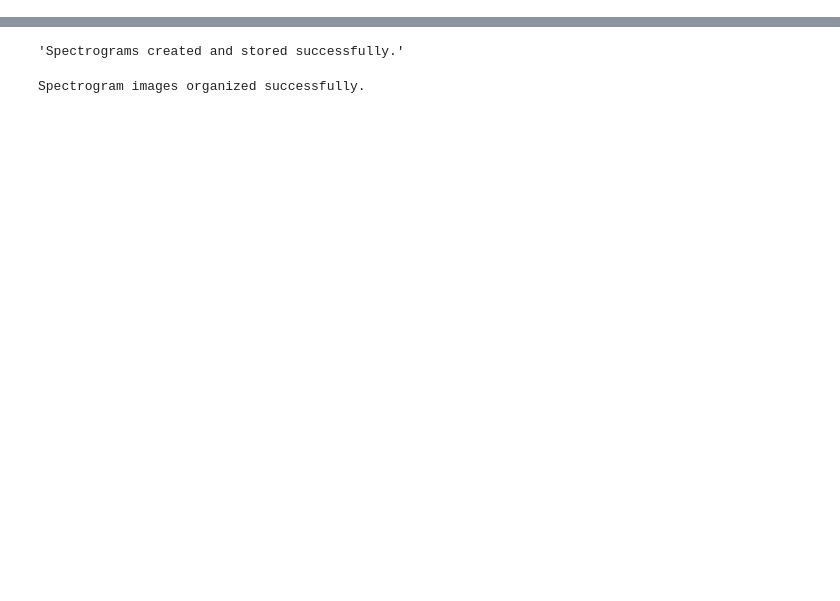
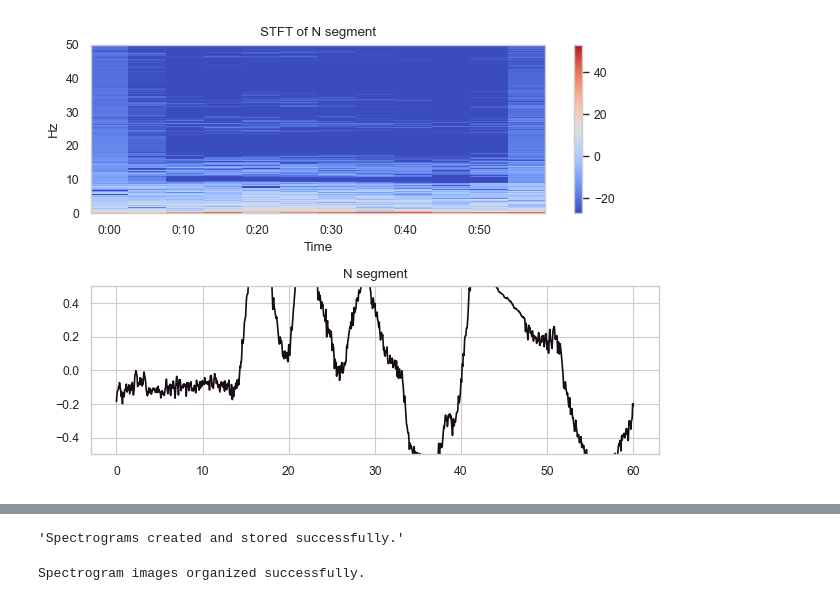
Before and after one commit to MoKholy/respiratory-stft-spec, a Jupyter notebook: explore2.ipynb, the cells around one changed output, grey strips where cells are left out. Saved outputs shown, nothing was run; the diff lists cells and outputs as text; code cells hidden in the pictures; blank space fills up the shorter version.

```diff
--- a/explore2.ipynb
+++ b/explore2.ipynb
@@ -89,0 +100,73 @@ Counter({'A': 453, 'N': 39})
+# %%
+# use librosa to get stft of signal
+
+# get record and annotation of patient
+record, annotation = get_patient("a01r")
+
+# get the signal
+
+signal = record.p_signal[:, 0]
+
+# segment signal into 60 second intervals according to anntoation.sample
+
+def segment_signal(signal, annotation):
+    segmented_signal = []
+    for i in range(len(annotation.sample) - 1):
+        start = annotation.sample[i]
+        end = annotation.sample[i+1]
+        segmented_signal.append(signal[start:end])
+    return segmented_signal
+
+
+segmented_signal = []
+for i in range(len(annotation.sample) - 1):
+    start = annotation.sample[i]
+    end = annotation.sample[i+1]
+    segmented_signal.append(signal[start:end])
+
+indx = 2
+
+
+
+def get_stft(signal, n_fft=512, hop_length=32):
+
+    # get the stft of the signal
+    stft = librosa.stft(signal, n_fft=n_fft, hop_length=hop_length)
+
+    # get the amplitude of the stft
+    amplitude = np.abs(stft)
+
+    # convert amplitude to decibels
+    decibel = librosa.amplitude_to_db(amplitude)
+
+    return decibel
+
+
+# plot the stft of segment at index indx, as well as the original signal
+def plot_stft(indx, n_fft=2048, hop_length=512, subplot_index=1):
+
+    # get signal segment and label
+    signal_segment = segmented_signal[indx]
+    label = annotation.symbol[indx]
+
+    # get the stft of the signal segment
+    stft = get_stft(signal_segment, n_fft=n_fft, hop_length=hop_length)
+
+    # plot the stft and original signal as subplots
+    plt.subplot(2, 1, subplot_index)
+    # keep color the same for all plots
+    librosa.display.specshow(stft, sr=record.fs, hop_length=hop_length, x_axis="time", y_axis="hz")
+    plt.colorbar()
+    plt.title(f"STFT of {label} segment")
+
+    plt.subplot(2, 1, subplot_index + 1)
+    plt.plot(np.arange(len(signal_segment))/record.fs, signal_segment)
+    plt.title(f"{label} segment")
+    plt.ylim(-0.5, 0.5)
+
+    plt.tight_layout()
+    plt.show()
+
+plot_stft(indx)
+# %% [output]
+[figure, added]
```
Also changed, not shown: parts of 11 cells of this notebook.
